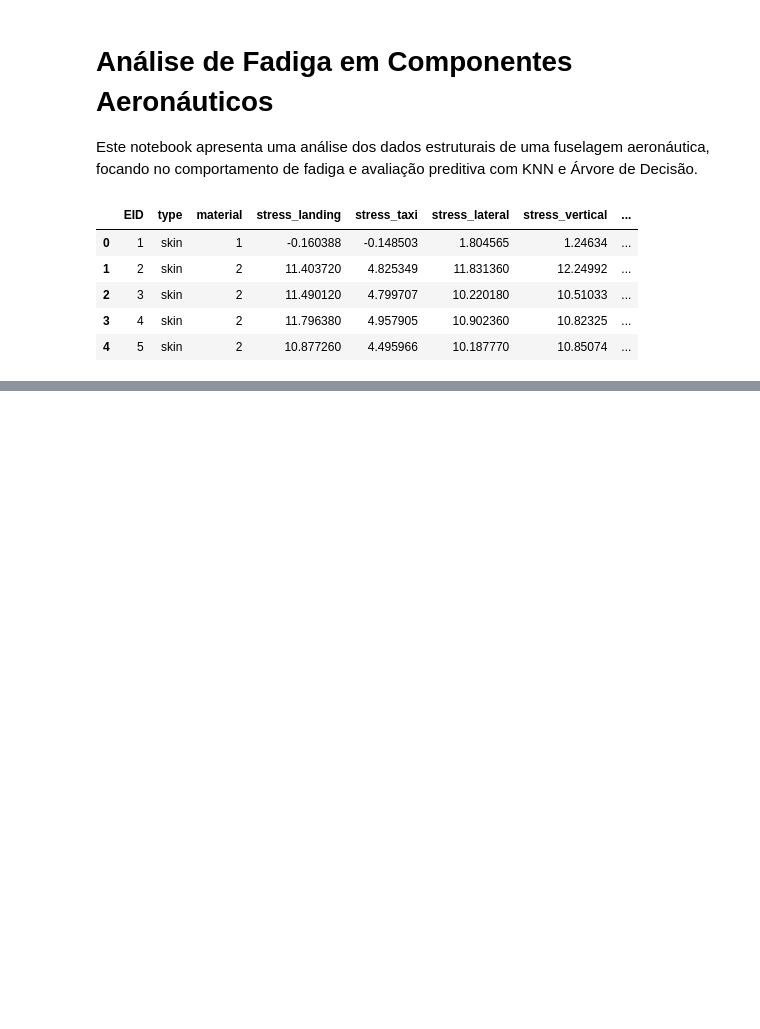
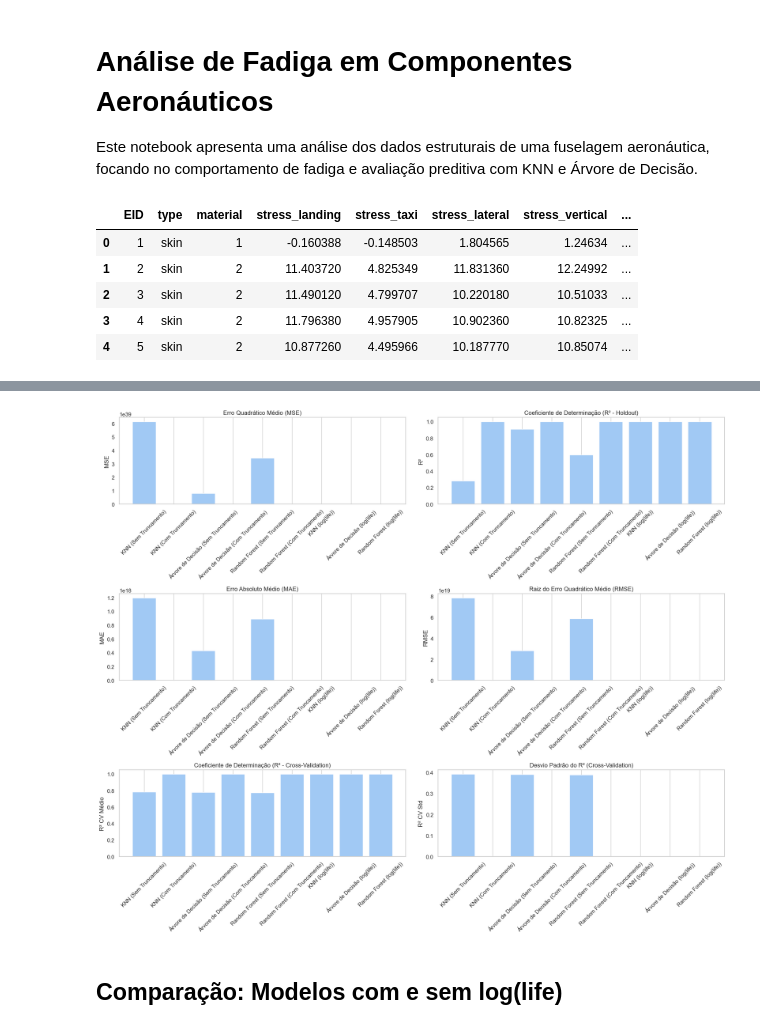
Before and after one commit to VictorOlegario/projeto_ml_ita_2025_01, a Jupyter notebook: projeto_fadiga_vf.ipynb, the cells around one changed output, grey strips where cells are left out. Cells and saved outputs as stored; diff of their text form; code cells hidden in the pictures; blank space fills up the shorter version.

```diff
--- a/projeto_fadiga_vf.ipynb
+++ b/projeto_fadiga_vf.ipynb
@@ -120,19 +101,0 @@ plt.show()
-# %%
-# verificar possiveis outliers
-# Boxplots para variáveis numéricas
-numeric_cols = ['stress_landing', 'stress_taxi', 'stress_lateral', 'stress_vertical', 'stress_pressurization', 'life', 'log_life']
-sns.set(style="whitegrid", palette="pastel")
-fig, axes = plt.subplots(nrows=4, ncols=2, figsize=(16, 18))
-axes = axes.flatten()
-
-for i, col in enumerate(numeric_cols):
-    sns.boxplot(data=df, y=col, ax=axes[i])
-    axes[i].set_title(f'Boxplot de {col}')
-    axes[i].set_xlabel("")
-    axes[i].set_ylabel("")
-
-for j in range(len(numeric_cols), len(axes)):
-    fig.delaxes(axes[j])
-
-plt.tight_layout()
-plt.show()
@@ -268,0 +200,34 @@ results_df
+# %%
+import matplotlib.pyplot as plt
+
+fig, axes = plt.subplots(nrows=3, ncols=2, figsize=(18, 15))
+axes = axes.flatten()
+
+metricas = [
+    ("MSE", "Erro Quadrático Médio (MSE)"),
+    ("R²", "Coeficiente de Determinação (R² - Holdout)"),
+    ("MAE", "Erro Absoluto Médio (MAE)"),
+    ("RMSE", "Raiz do Erro Quadrático Médio (RMSE)"),
+    ("R² CV Médio", "Coeficiente de Determinação (R² - Cross-Validation)"),
+    ("R² CV Std", "Desvio Padrão do R² (Cross-Validation)")
+]
+
+for i, (coluna, titulo) in enumerate(metricas):
+    if coluna in results_df_completo.columns:
+        eixo = axes[i]
+        eixo.bar(
+            results_df_completo["Modelo"] + " (" + results_df_completo["Truncado"] + ")",  # <- corrigido aqui
+            results_df_completo[coluna]
+        )
+        eixo.set_title(titulo)
+        eixo.set_ylabel(coluna)
+        eixo.set_xticks(range(len(results_df_completo)))
+        eixo.set_xticklabels(results_df_completo["Modelo"] + " (" + results_df_completo["Truncado"] + ")", rotation=45)
+        eixo.grid(axis='y')
+
+plt.tight_layout()
+plt.show()
+# %% [output]
+[figure, added]
+# %% [markdown]
+## Comparação: Modelos com e sem log(life)
```
Also changed, not shown: parts of 12 cells of this notebook, 1 other file.
